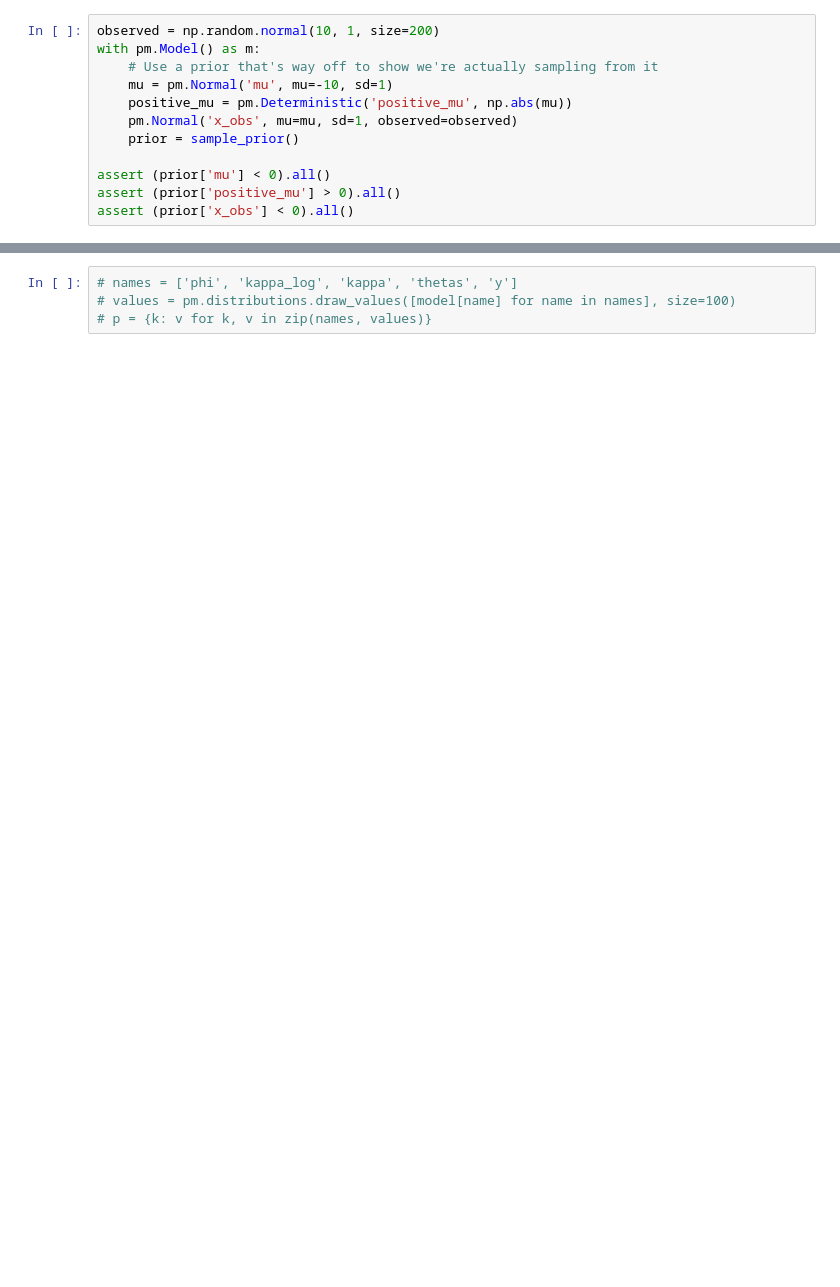
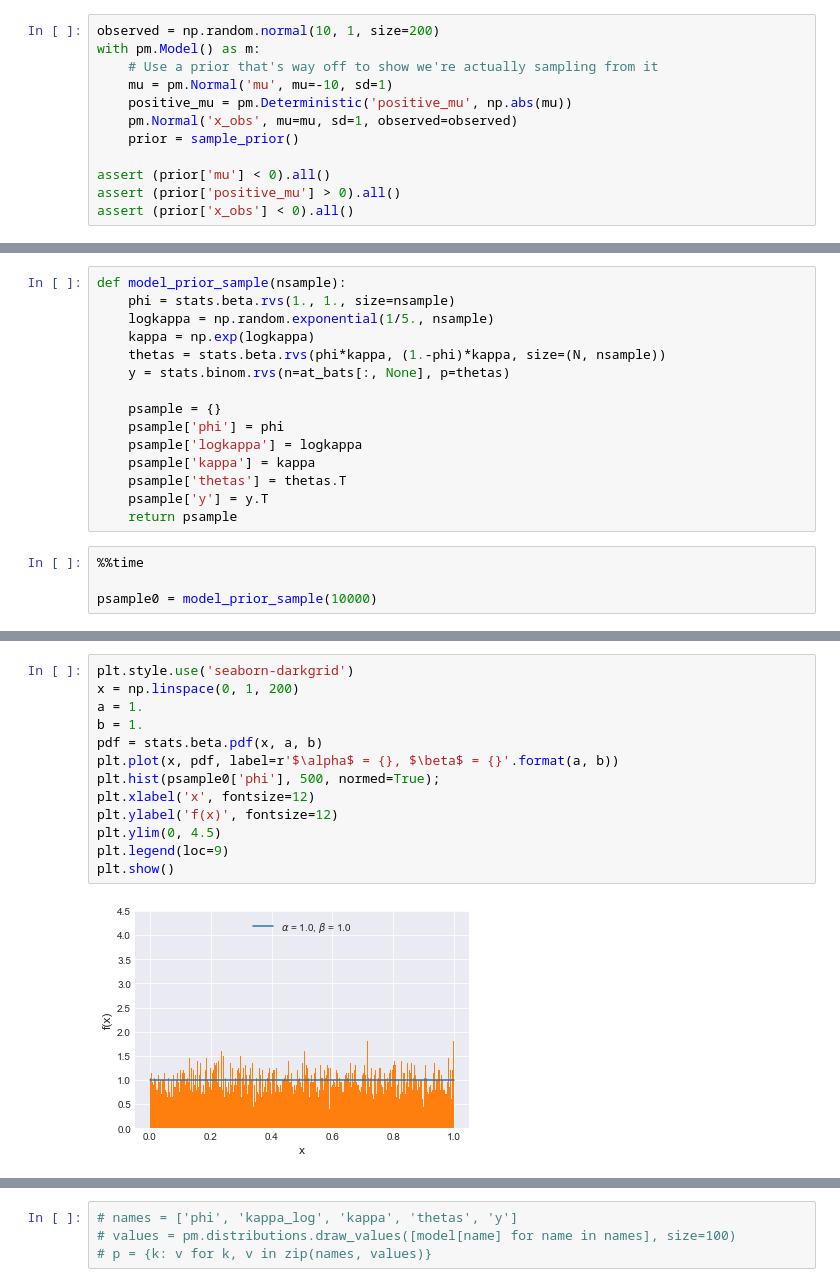
Before and after one commit to junpenglao/Planet_Sakaar_Data_Science, a Jupyter notebook: Miscellaneous/Test_sample_prior.ipynb, the cells around one changed output, grey strips where cells are left out. Saved outputs shown, nothing was run; the diff lists cells and outputs as text; blank space fills up the shorter version.

```diff
--- a/Miscellaneous/Test_sample_prior.ipynb
+++ b/Miscellaneous/Test_sample_prior.ipynb
@@ -107,0 +121,19 @@ assert (prior['x_obs'] < 0).all()
+# %%
+def model_prior_sample(nsample):
+    phi = stats.beta.rvs(1., 1., size=nsample)
+    logkappa = np.random.exponential(1/5., nsample)
+    kappa = np.exp(logkappa)
+    thetas = stats.beta.rvs(phi*kappa, (1.-phi)*kappa, size=(N, nsample))
+    y = stats.binom.rvs(n=at_bats[:, None], p=thetas)
+
+    psample = {}
+    psample['phi'] = phi
+    psample['logkappa'] = logkappa
+    psample['kappa'] = kappa
+    psample['thetas'] = thetas.T
+    psample['y'] = y.T
+    return psample
+# %%
+%%time
+
+psample0 = model_prior_sample(10000)
@@ -107,0 +143,15 @@ assert (prior['x_obs'] < 0).all()
+# %%
+plt.style.use('seaborn-darkgrid')
+x = np.linspace(0, 1, 200)
+a = 1.
+b = 1.
+pdf = stats.beta.pdf(x, a, b)
+plt.plot(x, pdf, label=r'$\alpha$ = {}, $\beta$ = {}'.format(a, b))
+plt.hist(psample0['phi'], 500, normed=True);
+plt.xlabel('x', fontsize=12)
+plt.ylabel('f(x)', fontsize=12)
+plt.ylim(0, 4.5)
+plt.legend(loc=9)
+plt.show()
+# %% [output]
+[figure, added]
```
Also changed, not shown: parts of 29 cells of this notebook.
